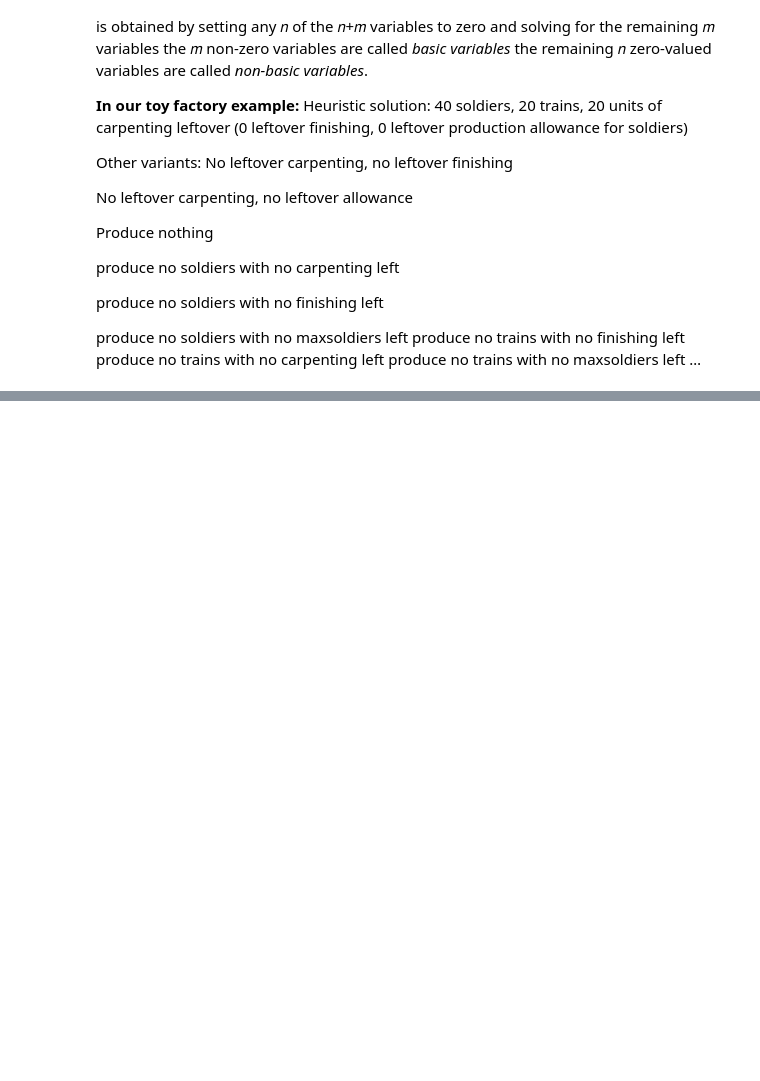
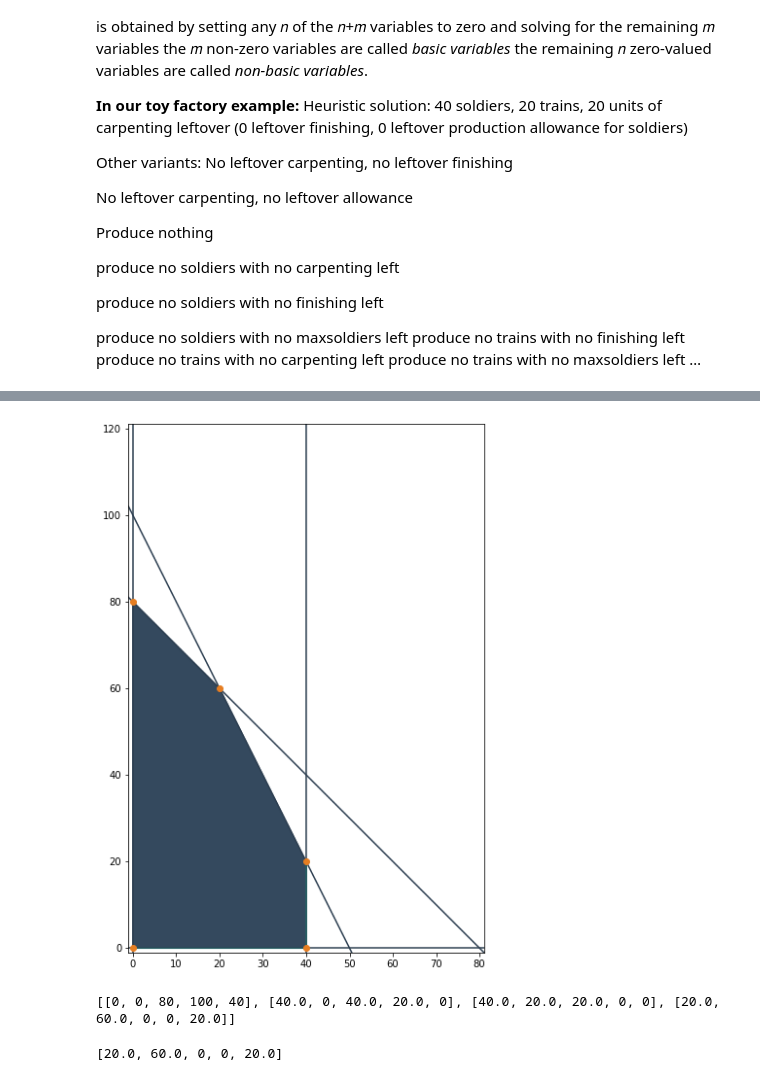
Before and after one commit to chrisflath/DSS_BOOK, a Jupyter notebook: 01_Simplex_Algorithm.ipynb, the cells around one changed output, grey strips where cells are left out. Drawn from its saved outputs; the diff is of its cells as text; code cells hidden in the pictures; blank space fills up the shorter version.

```diff
--- a/01_Simplex_Algorithm.ipynb
+++ b/01_Simplex_Algorithm.ipynb
@@ -117,0 +120,3 @@ print('solution: ', solution)
+# %%
+def get_objective_function_value(tableau):
+    return -tableau[-1][-1]
@@ -117,0 +190,21 @@ print('solution: ', solution)
+# %%
+plt.rcParams["figure.figsize"] = (10,10)
+
+halfspaces = [
+    [-1, 0., 0.],    # x₁ ≥ 0
+    [0., -1., 0.],   # x₂ ≥ 0
+    [1, 1, -80.], # 4x₂ - x₁ ≤ 13
+    [2., 1., -100.],   # x₂ + 2x₁ ≤ 10
+    [1., 0., -40.]   # x₂ + 2x₁ ≤ 10
+]
+
+feasible_point = [0.5, 0.5]
+
+xlim = (-1, 100)
+ylim = (-1, 100)
+
+simplex_with_visualization(c,A,b,halfspaces, feasible_point)
+# %% [output]
+[figure, added]
+[[0, 0, 80, 100, 40], [40.0, 0, 40.0, 20.0, 0], [40.0, 20.0, 20.0, 0, 0], [20.0, 60.0, 0, 0, 20.0]]
+[20.0, 60.0, 0, 0, 20.0]
```
Also changed, not shown: parts of 5 cells of this notebook, 1 other file.
